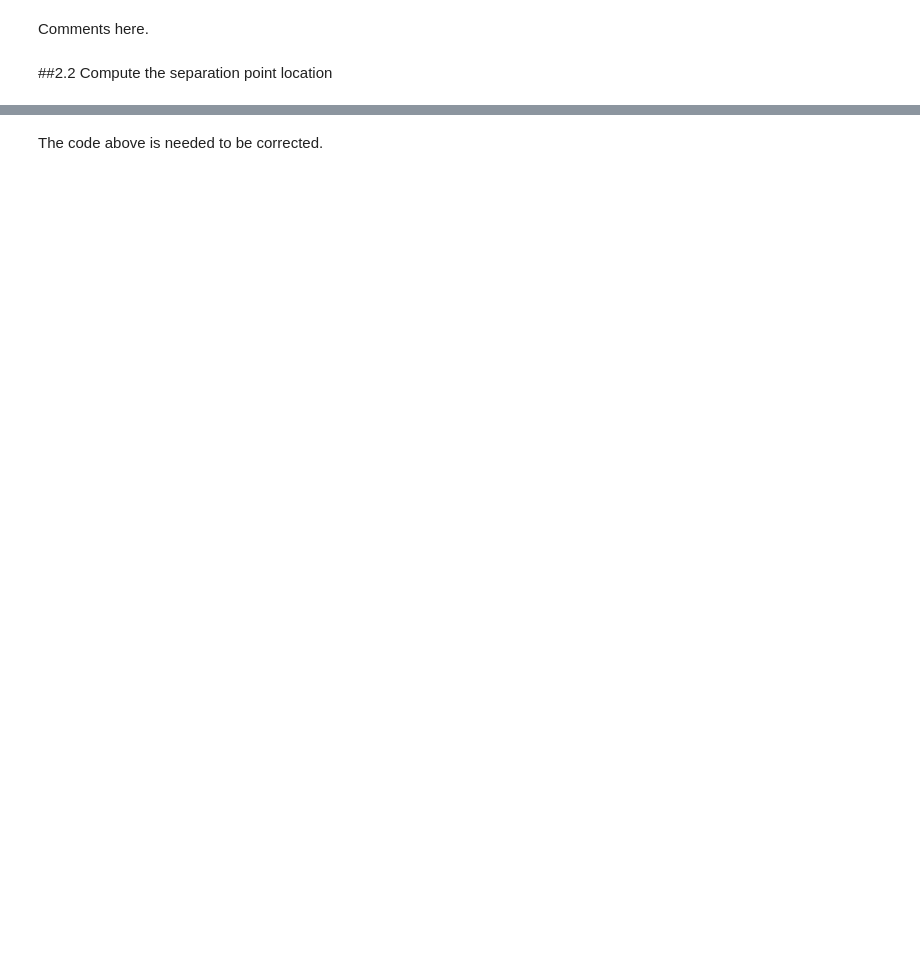
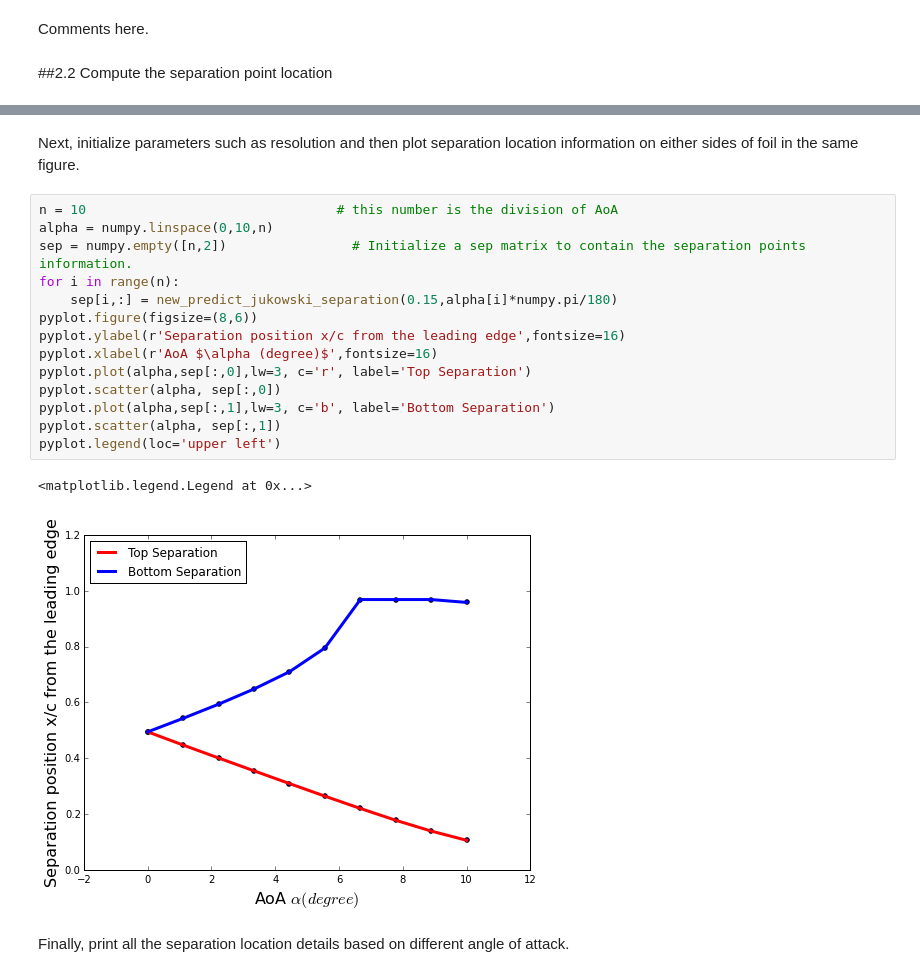
Before and after one commit to chenyongxin/MarineHydroCode, a Jupyter notebook: NumericalHydro.ipynb, the cells around one changed output, grey strips where cells are left out. Saved outputs shown, nothing was run; the diff lists cells and outputs as text; blank space fills up the shorter version.

```diff
--- a/NumericalHydro.ipynb
+++ b/NumericalHydro.ipynb
@@ -282,2 +279,21 @@ pyplot.legend(loc='lower right')
-# %% [markdown]
-The code above is needed to be corrected.
+# %% [markdown]
+Next, initialize parameters such as resolution and then plot separation location information on either sides of foil in the same figure.
+# %%
+n = 10                                # this number is the division of AoA
+alpha = numpy.linspace(0,10,n)
+sep = numpy.empty([n,2])                # Initialize a sep matrix to contain the separation points information.
+for i in range(n):
+    sep[i,:] = new_predict_jukowski_separation(0.15,alpha[i]*numpy.pi/180)
+pyplot.figure(figsize=(8,6))
+pyplot.ylabel(r'Separation position x/c from the leading edge',fontsize=16)
+pyplot.xlabel(r'AoA $\alpha (degree)$',fontsize=16)
+pyplot.plot(alpha,sep[:,0],lw=3, c='r', label='Top Separation')
+pyplot.scatter(alpha, sep[:,0])
+pyplot.plot(alpha,sep[:,1],lw=3, c='b', label='Bottom Separation')
+pyplot.scatter(alpha, sep[:,1])
+pyplot.legend(loc='upper left')
+# %% [output]
+<matplotlib.legend.Legend at 0x...>
+[figure, added]
+# %% [markdown]
+Finally, print all the separation location details based on different angle of attack.
```
Also changed, not shown: parts of 27 cells of this notebook, 4 other files.
